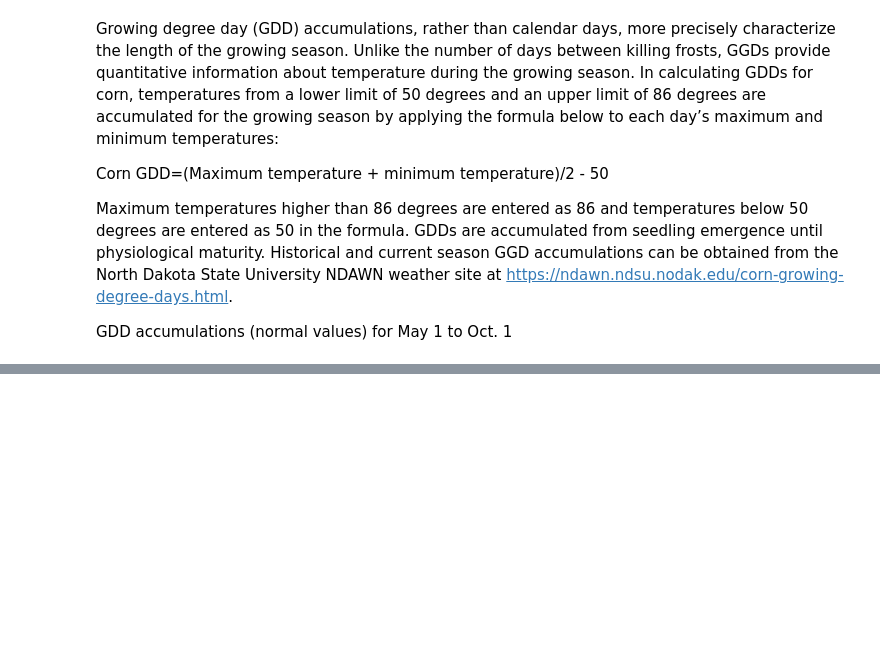
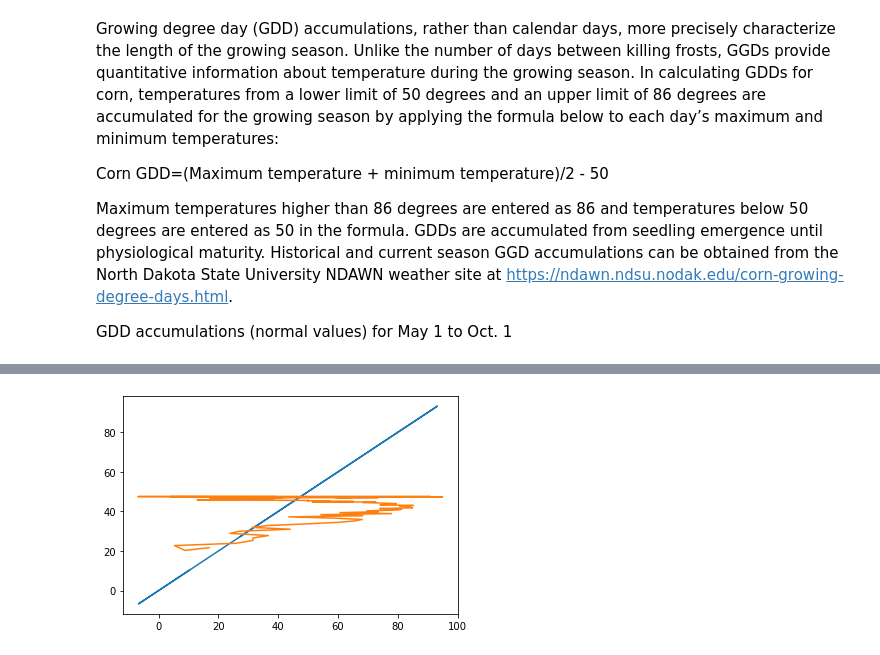
Before and after one commit to jbaumgit/Time-Series-Weather-Forcast-for-Corn-Growth-Degree-Days-in-ND, a Jupyter notebook: EDA_notebook.ipynb, the cells around one changed output, grey strips where cells are left out. Cells and saved outputs as stored; diff of their text form; code cells hidden in the pictures; blank space fills up the shorter version.

```diff
--- a/EDA_notebook.ipynb
+++ b/EDA_notebook.ipynb
@@ -148,0 +301,6 @@ GDD accumulations (normal values) for May 1 to Oct. 1
+# %%
+plt.plot(df_num["MaxTemp"].values[:156], train)
+plt.plot(df_num["MaxTemp"].values[156:], preds)
+plt.show()
+# %% [output]
+[figure, added]
```
Also changed, not shown: parts of 21 cells of this notebook.
